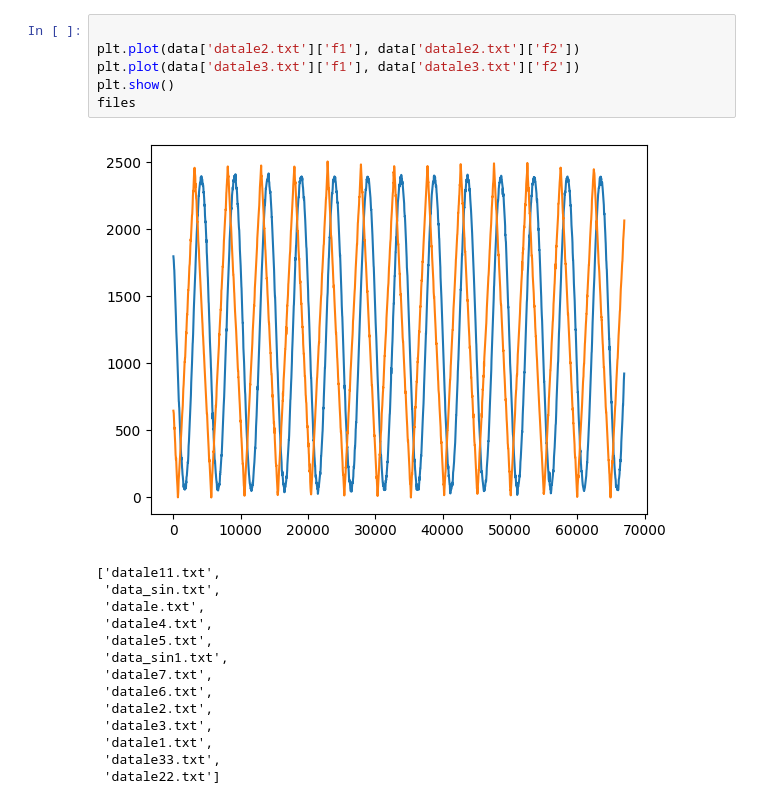
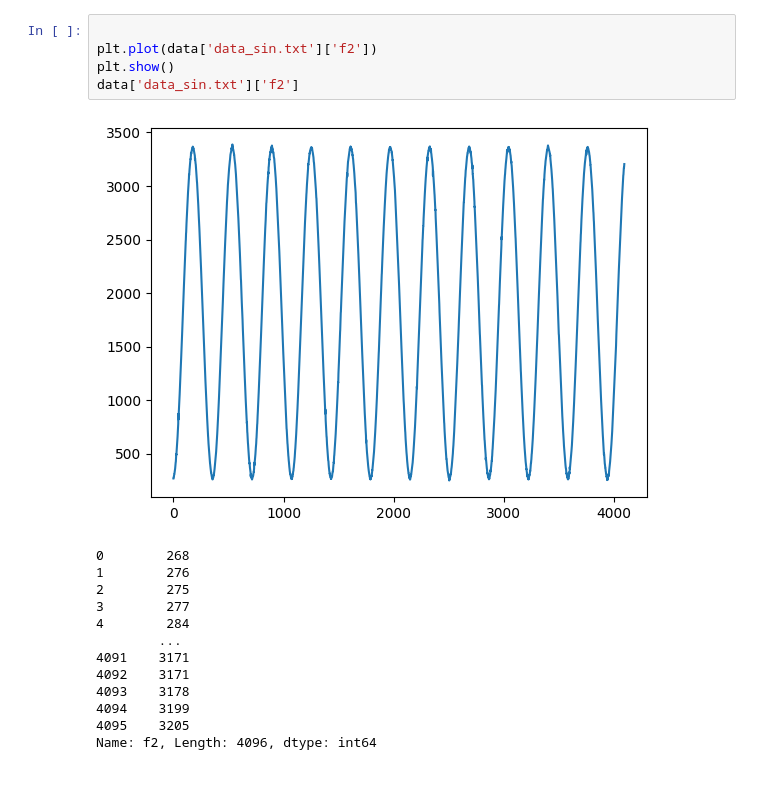
Before and after one commit to PaulMagos/MCS_Thesis, a Jupyter notebook: RNN1/test1.ipynb, the cells around one changed output. Saved outputs shown, nothing was run; the diff lists cells and outputs as text.

```diff
--- a/RNN1/test1.ipynb
+++ b/RNN1/test1.ipynb
@@ -28,21 +28,19 @@ Avaiable files: datale11.txt
-# %%
-
-plt.plot(data['datale2.txt']['f1'], data['datale2.txt']['f2'])
-plt.plot(data['datale3.txt']['f1'], data['datale3.txt']['f2'])
-plt.show()
-files
-# %% [output]
-[figure, removed]
-['datale11.txt',
- 'data_sin.txt',
- 'datale.txt',
- 'datale4.txt',
- 'datale5.txt',
- 'data_sin1.txt',
- 'datale7.txt',
- 'datale6.txt',
- 'datale2.txt',
- 'datale3.txt',
- 'datale1.txt',
- 'datale33.txt',
- 'datale22.txt']
+# %%
+
+plt.plot(data['data_sin.txt']['f2'])
+plt.show()
+data['data_sin.txt']['f2']
+# %% [output]
+[figure, added]
+0        268
+1        276
+2        275
+3        277
+4        284
+        ...
+4091    3171
+4092    3171
+4093    3178
+4094    3199
+4095    3205
+Name: f2, Length: 4096, dtype: int64
```
Also changed, not shown: parts of 1 cell of this notebook, 1 other file.
